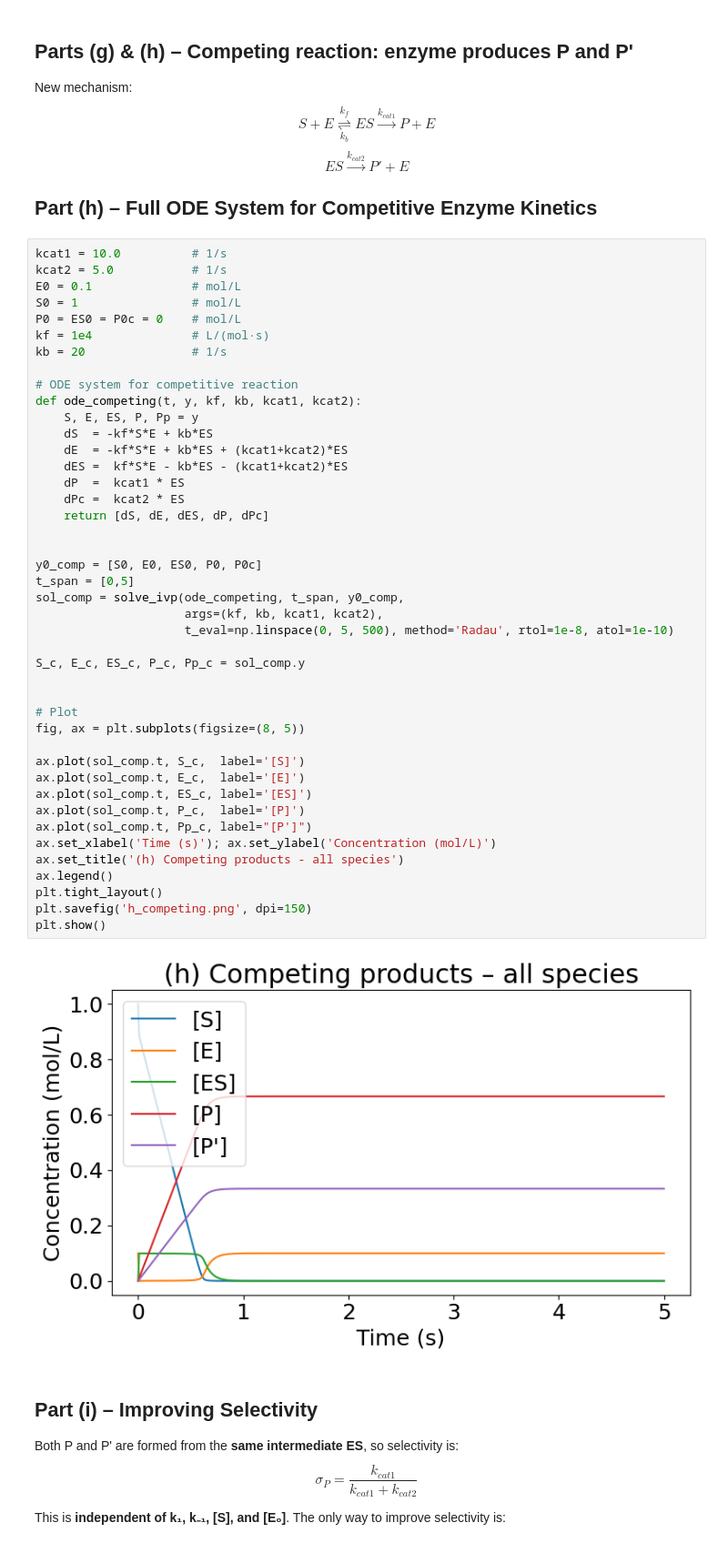
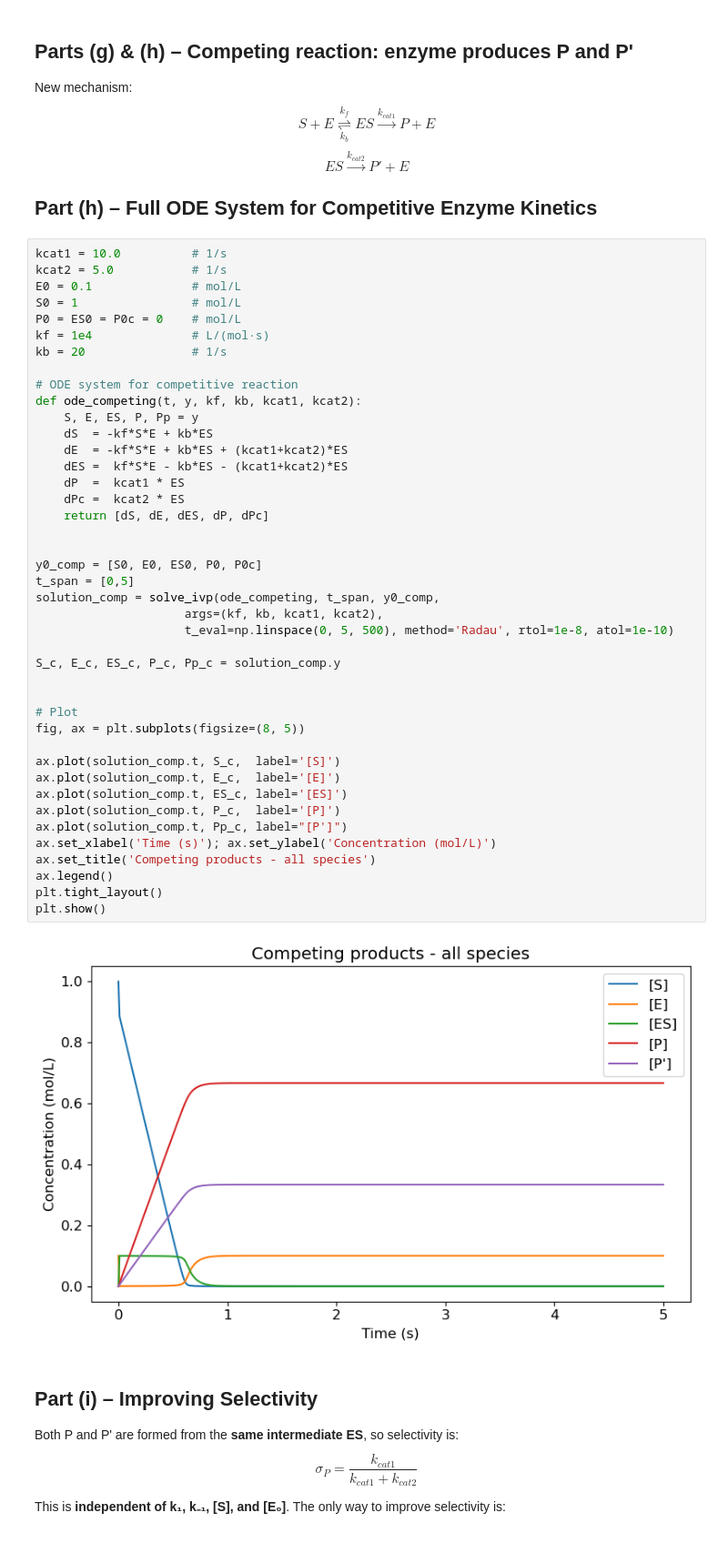
Before and after one commit to Noah-Paga/Bioreactor-mod-simulation, a Jupyter notebook: Project_1/Ex1.ipynb, the cells around one changed output. Shown at 91% size. Drawn from its saved outputs; the diff is of its cells as text.

```diff
--- a/Project_1/Ex1.ipynb
+++ b/Project_1/Ex1.ipynb
@@ -273,43 +267,42 @@ S0 = 1                # mol/L
 P0 = ES0 = P0c = 0    # mol/L
 kf = 1e4              # L/(mol·s)
 kb = 20               # 1/s
 
 # ODE system for competitive reaction
 def ode_competing(t, y, kf, kb, kcat1, kcat2):
     S, E, ES, P, Pp = y
     dS  = -kf*S*E + kb*ES
     dE  = -kf*S*E + kb*ES + (kcat1+kcat2)*ES
     dES =  kf*S*E - kb*ES - (kcat1+kcat2)*ES
     dP  =  kcat1 * ES
     dPc =  kcat2 * ES
     return [dS, dE, dES, dP, dPc]
 
 
 y0_comp = [S0, E0, ES0, P0, P0c]
 t_span = [0,5]
-sol_comp = solve_ivp(ode_competing, t_span, y0_comp,
+solution_comp = solve_ivp(ode_competing, t_span, y0_comp,
                      args=(kf, kb, kcat1, kcat2),
                      t_eval=np.linspace(0, 5, 500), method='Radau', rtol=1e-8, atol=1e-10)
 
-S_c, E_c, ES_c, P_c, Pp_c = sol_comp.y
+S_c, E_c, ES_c, P_c, Pp_c = solution_comp.y
 
 
 # Plot
 fig, ax = plt.subplots(figsize=(8, 5))
 
-ax.plot(sol_comp.t, S_c,  label='[S]')
-ax.plot(sol_comp.t, E_c,  label='[E]')
-ax.plot(sol_comp.t, ES_c, label='[ES]')
-ax.plot(sol_comp.t, P_c,  label='[P]')
-ax.plot(sol_comp.t, Pp_c, label="[P']")
+ax.plot(solution_comp.t, S_c,  label='[S]')
+ax.plot(solution_comp.t, E_c,  label='[E]')
+ax.plot(solution_comp.t, ES_c, label='[ES]')
+ax.plot(solution_comp.t, P_c,  label='[P]')
+ax.plot(solution_comp.t, Pp_c, label="[P']")
 ax.set_xlabel('Time (s)'); ax.set_ylabel('Concentration (mol/L)')
-ax.set_title('(h) Competing products - all species')
+ax.set_title('Competing products - all species')
 ax.legend()
 plt.tight_layout()
-plt.savefig('h_competing.png', dpi=150)
 plt.show()
 # %% [output]
-[figure, old version]
+[figure, new version]
 # %% [markdown]
 ## Part (i) – Improving Selectivity
 
```
Also changed, not shown: parts of 4 cells of this notebook.
